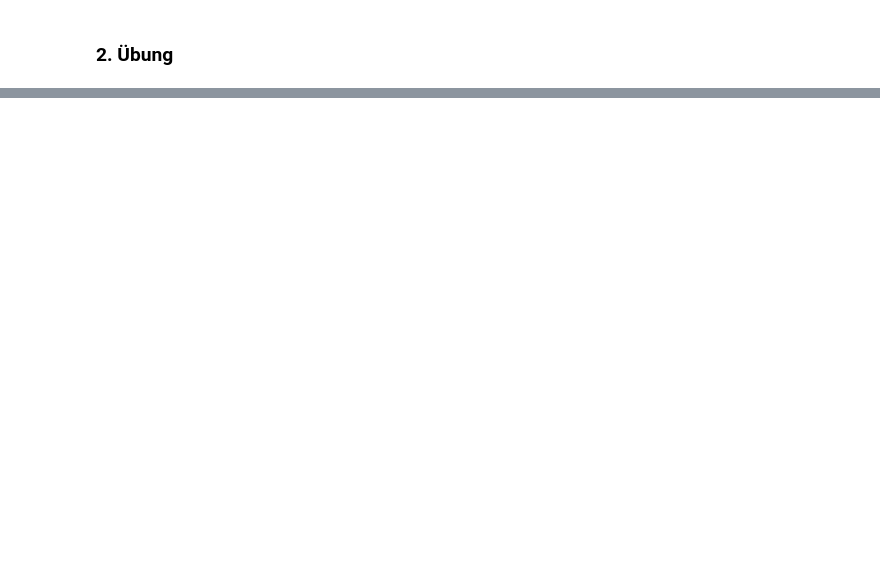
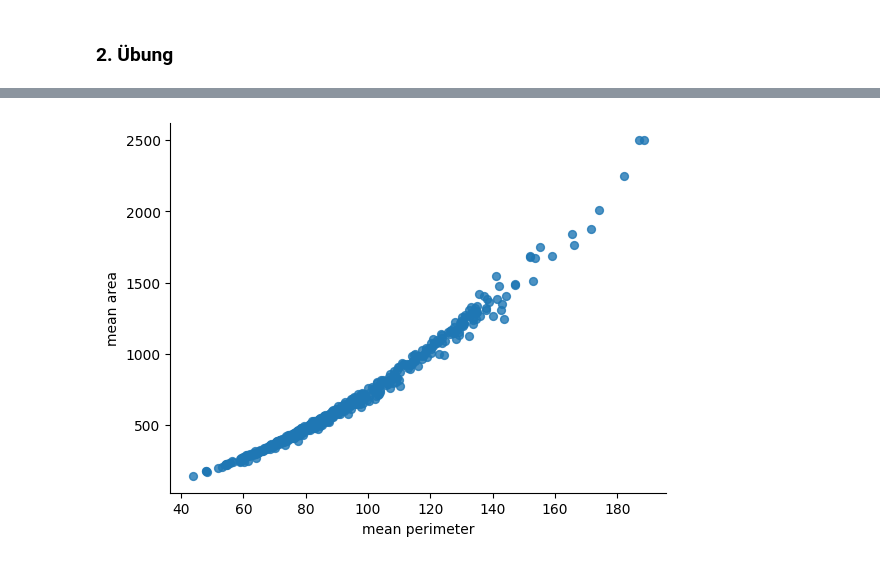
Before and after one commit to patrickpollek1/DataScience-Bootcamp, a Jupyter notebook: Data_Science_Bootcamp.ipynb, the cells around one changed output, grey strips where cells are left out. Drawn from its saved outputs; the diff is of its cells as text; code cells hidden in the pictures; blank space fills up the shorter version.

```diff
--- a/Data_Science_Bootcamp.ipynb
+++ b/Data_Science_Bootcamp.ipynb
@@ -876,0 +1055,18 @@ Vorgehensweise:
+# %%
+from sklearn.datasets import load_breast_cancer
+import pandas as pd
+
+# Laden des Datensatzes
+data = load_breast_cancer()
+
+# Erstellen eines DataFrames
+df = pd.DataFrame(data.data, columns=data.feature_names)
+
+# Hinzufügen der Zielvariable
+df['target'] = data.target
+
+# Anzeigen der ersten fünf Zeilen des DataFrame
+print(df.head())
+
+# Grundlegende Statistik des Datensatzes
+print(df.describe())
@@ -876,0 +1091,6 @@ Vorgehensweise:
+# %%
+# Features und Zielvariable
+# Alles was nicht target ist
+X = df.drop('target', axis=1)
+# Nur target
+y = df['target']
@@ -876,0 +1113,6 @@ Vorgehensweise:
+# %%
+from matplotlib import pyplot as plt
+X.plot(kind='scatter', x='mean perimeter', y='mean area', s=32, alpha=.8)
+plt.gca().spines[['top', 'right',]].set_visible(False)
+# %% [output]
+[figure, added]
```
Also changed, not shown: parts of 31 cells of this notebook.
